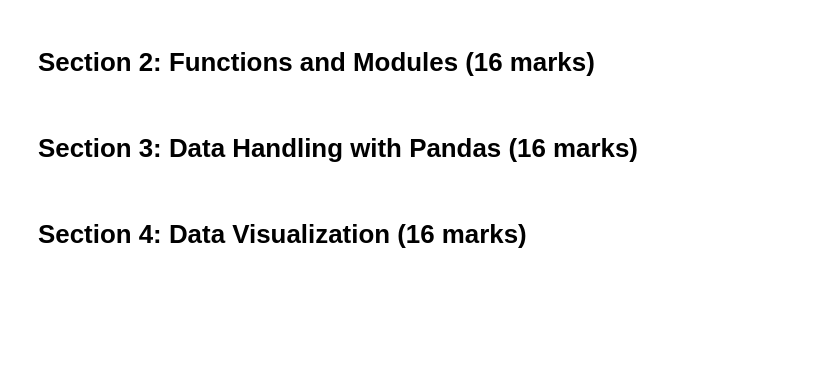
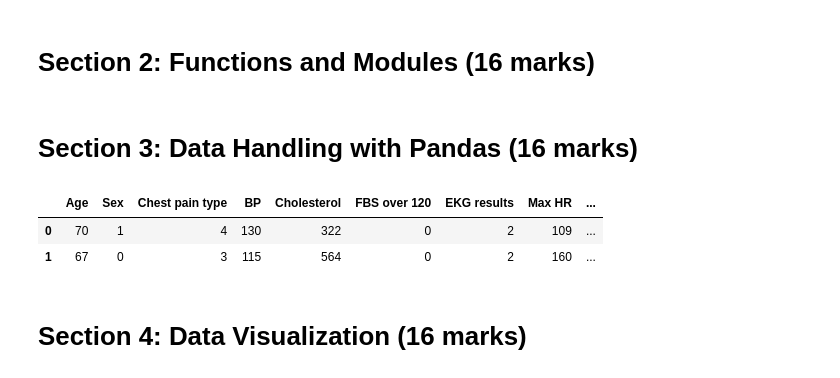
Before and after one commit to guavacoderepo/SOFT40161-COURSE-WORK, a Jupyter notebook: NTU_N1280799_SOFT40161.ipynb, the cells around one changed output. Cells and saved outputs as stored; diff of their text form; code cells hidden in the pictures; blank space fills up the shorter version.

```diff
--- a/NTU_N1280799_SOFT40161.ipynb
+++ b/NTU_N1280799_SOFT40161.ipynb
@@ -35,3 +37,10 @@ Please add your Link here: <a href="https://github.com/">Update the link and tex
+# %%
+df = pd.read_csv('dataset/Heart_Disease_Prediction.csv')
+df.head(2)
+# %% [output]
+|  | Age | Sex | Chest pain type | BP | Cholesterol | FBS over 120 | EKG results | Max HR | ... |
+| 0 | 70 | 1 | 4 | 130 | 322 | 0 | 2 | 109 | ... |
+| 1 | 67 | 0 | 3 | 115 | 564 | 0 | 2 | 160 | ... |
 # %%
 # Reflection on results
 # %% [markdown]
```
Also changed, not shown: parts of 5 cells of this notebook.
